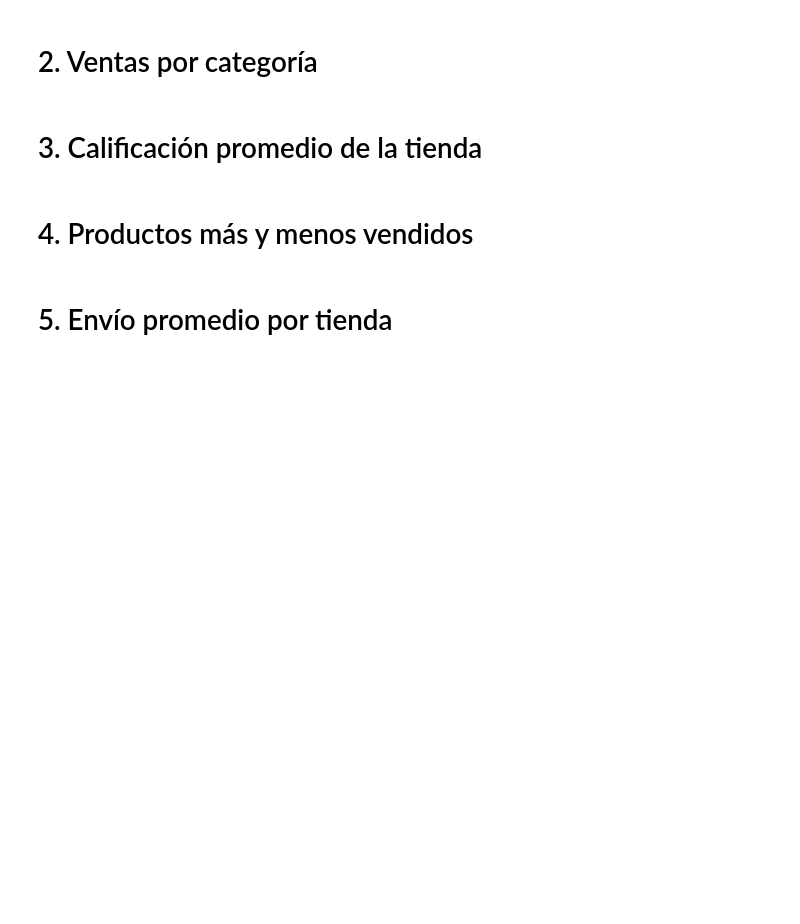
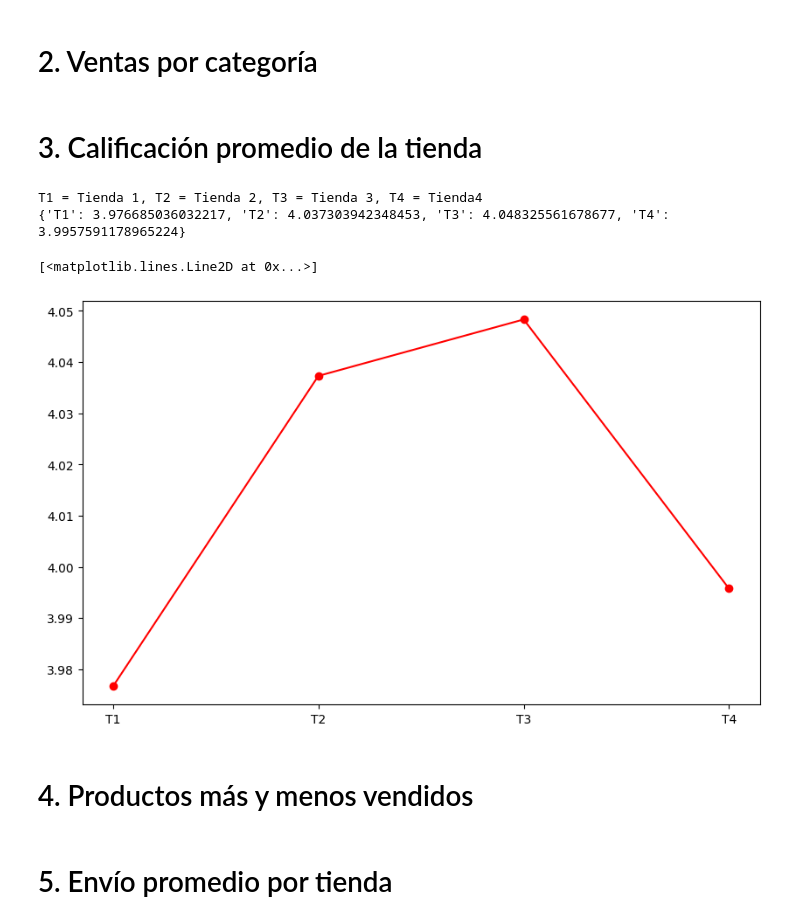
Before and after one commit to jhonfabrizio/challenge1-data-science-latam, a Jupyter notebook: AluraStoreLatam.ipynb, the cells around one changed output. Saved outputs shown, nothing was run; the diff lists cells and outputs as text; code cells hidden in the pictures; blank space fills up the shorter version.

```diff
--- a/AluraStoreLatam.ipynb
+++ b/AluraStoreLatam.ipynb
@@ -98,6 +112,19 @@ T = Tienda
 # 2. Ventas por categoría
 # %% [markdown]
 # 3. Calificación promedio de la tienda
+# %%
+calificacion = {"T1":cct1/nft1,"T2":cct2/nft2,"T3":cct3/nft3,"T4":cct4/nft4}
+print("T1 = Tienda 1, T2 = Tienda 2, T3 = Tienda 3, T4 = Tienda4")
+print(calificacion)
+
+calificacion_valores = list(calificacion.values())
+plt.figure(figsize=(10, 6))
+plt.plot(tiendas_nombres, calificacion_valores, marker='o', label='Serie 1', color='red')
+# %% [output]
+T1 = Tienda 1, T2 = Tienda 2, T3 = Tienda 3, T4 = Tienda4
+{'T1': 3.976685036032217, 'T2': 4.037303942348453, 'T3': 4.048325561678677, 'T4': 3.9957591178965224}
+[<matplotlib.lines.Line2D at 0x...>]
+[figure, added]
 # %% [markdown]
 # 4. Productos más y menos vendidos
 # %% [markdown]
```
Also changed, not shown: parts of 3 cells of this notebook.
